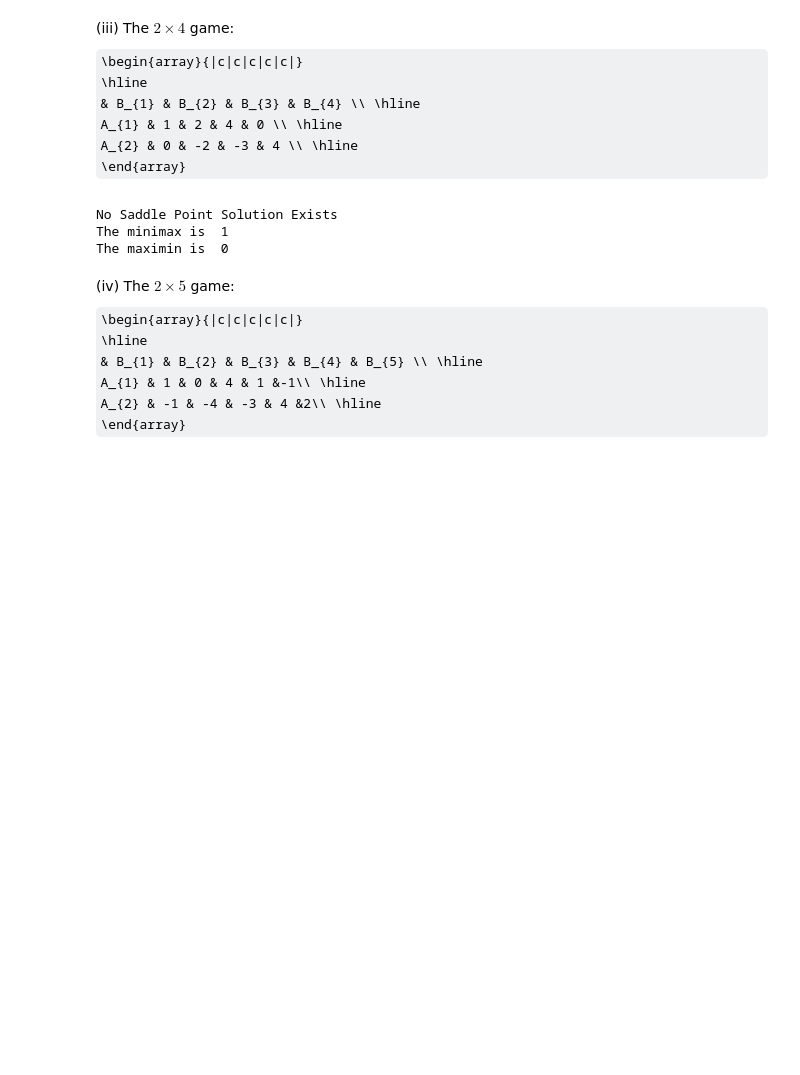
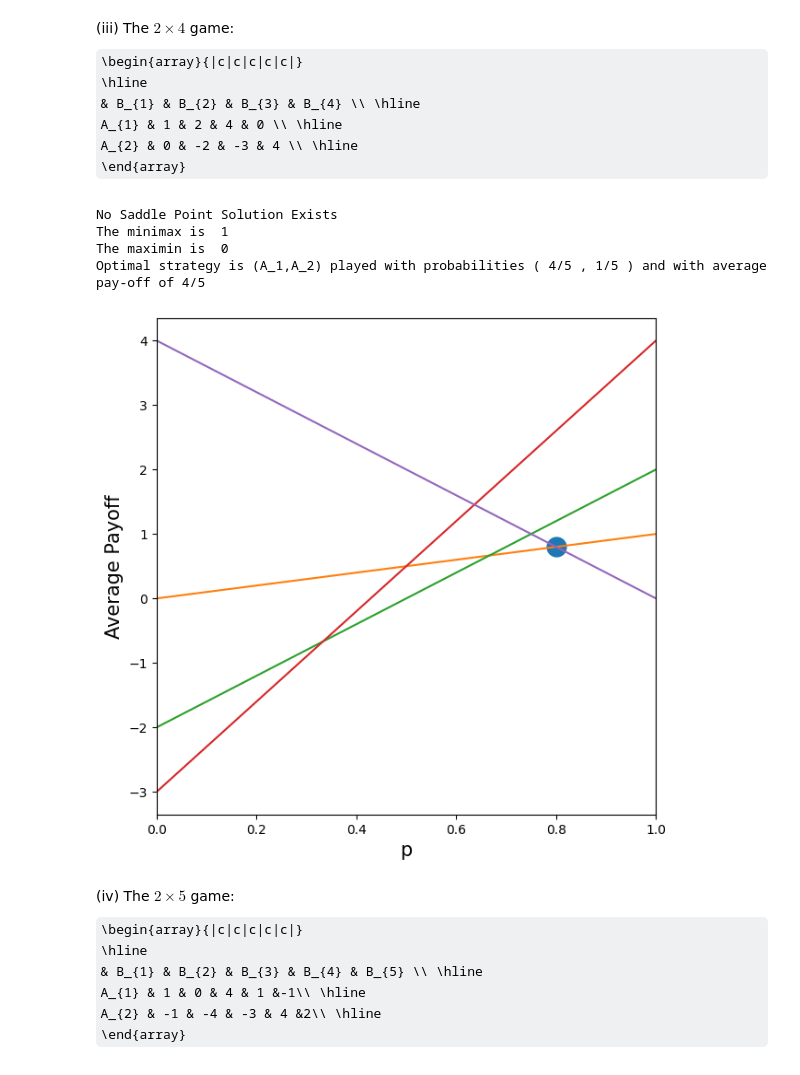
Before and after one commit to ShadaabHasan/MP305, a Jupyter notebook: Lab4_Game_Theory.ipynb, the cells around one changed output. Drawn from its saved outputs; the diff is of its cells as text; code cells hidden in the pictures; some formulas as TeX source; blank space fills up the shorter version.

```diff
--- a/Lab4_Game_Theory.ipynb
+++ b/Lab4_Game_Theory.ipynb
@@ -223,12 +223,15 @@ A_{1} & 1 & 2 & 4 & 0 \\ \hline
 A_{2} & 0 & -2 & -3 & 4 \\ \hline
 \end{array}
 # %%
-PayE = PayF = [[1,2,4,0],[0,-2,-3,4]]
-Saddle(PayE)
+Pay3 = [[1,2,4,0],[0,-2,-3,4]]
+Saddle(Pay3)
+MatrixGame2n(Pay3)
 # %% [output]
 No Saddle Point Solution Exists
 The minimax is  1
 The maximin is  0
+Optimal strategy is (A_1,A_2) played with probabilities ( 4/5 , 1/5 ) and with average pay-off of 4/5
+[figure, added]
 # %% [markdown]
 (iv) The $2\times 5$ game:
 \begin{array}{|c|c|c|c|c|}
```
Also changed, not shown: parts of 17 cells of this notebook.
